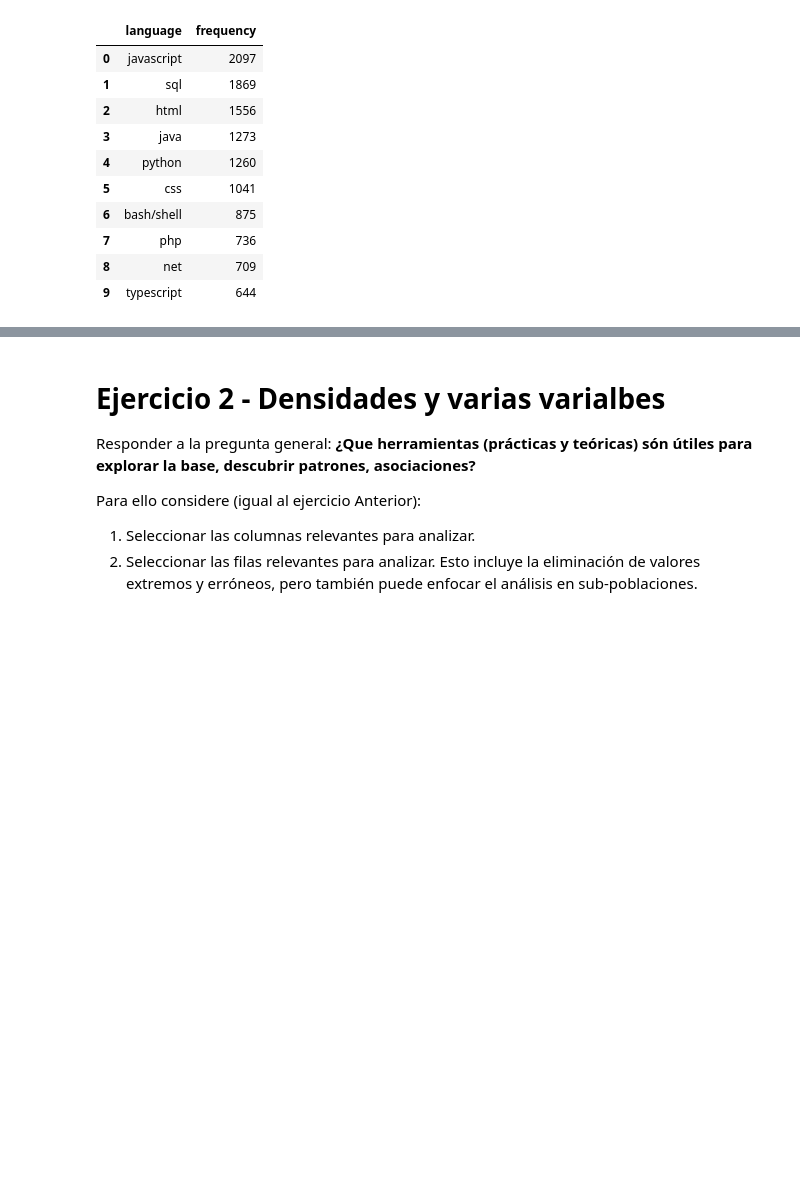
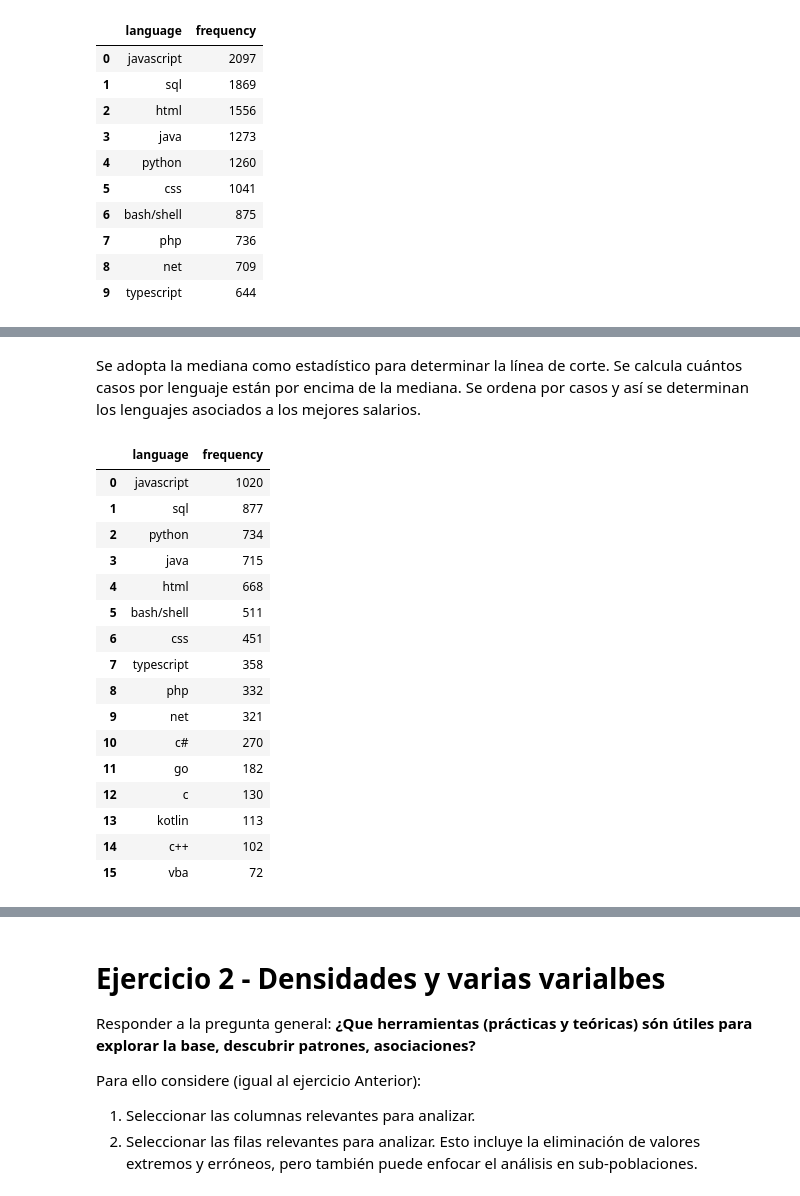
Before and after one commit to ferborghello/Diplo2022_Grupo16, a Jupyter notebook: Entregable_Parte_1_Intento_RR.ipynb, the cells around one changed output, grey strips where cells are left out. Drawn from its saved outputs; the diff is of its cells as text; code cells hidden in the pictures; blank space fills up the shorter version.

```diff
--- a/Entregable_Parte_1_Intento_RR.ipynb
+++ b/Entregable_Parte_1_Intento_RR.ipynb
@@ -236,0 +265,26 @@ NameError: ignored
+# %% [markdown]
+Se adopta la mediana como estadístico para determinar la línea de corte. Se calcula cuántos casos por lenguaje están por encima de la mediana. Se ordena por casos y así se determinan los lenguajes asociados a los mejores salarios.
+# %%
+mediana_salary=filtered_df3_lang['salary_monthly_NETO'].median()
+lenguajes_objetivo = filtered_df3_lang[filtered_df3_lang['salary_monthly_NETO']>mediana_salary]
+
+lenguajes_objetivo_cuenta = lenguajes_objetivo.programming_language.value_counts().reset_index().rename(columns={'index': 'language', 'programming_language': 'frequency'})
+lenguajes_objetivo_cuenta
+# %% [output]
+|  | language | frequency |
+| 0 | javascript | 1020 |
+| 1 | sql | 877 |
+| 2 | python | 734 |
+| 3 | java | 715 |
+| 4 | html | 668 |
+| 5 | bash/shell | 511 |
+| 6 | css | 451 |
+| 7 | typescript | 358 |
+| 8 | php | 332 |
+| 9 | net | 321 |
+| 10 | c# | 270 |
+| 11 | go | 182 |
+| 12 | c | 130 |
+| 13 | kotlin | 113 |
+| 14 | c++ | 102 |
+| 15 | vba | 72 |
```
Also changed, not shown: parts of 20 cells of this notebook.
